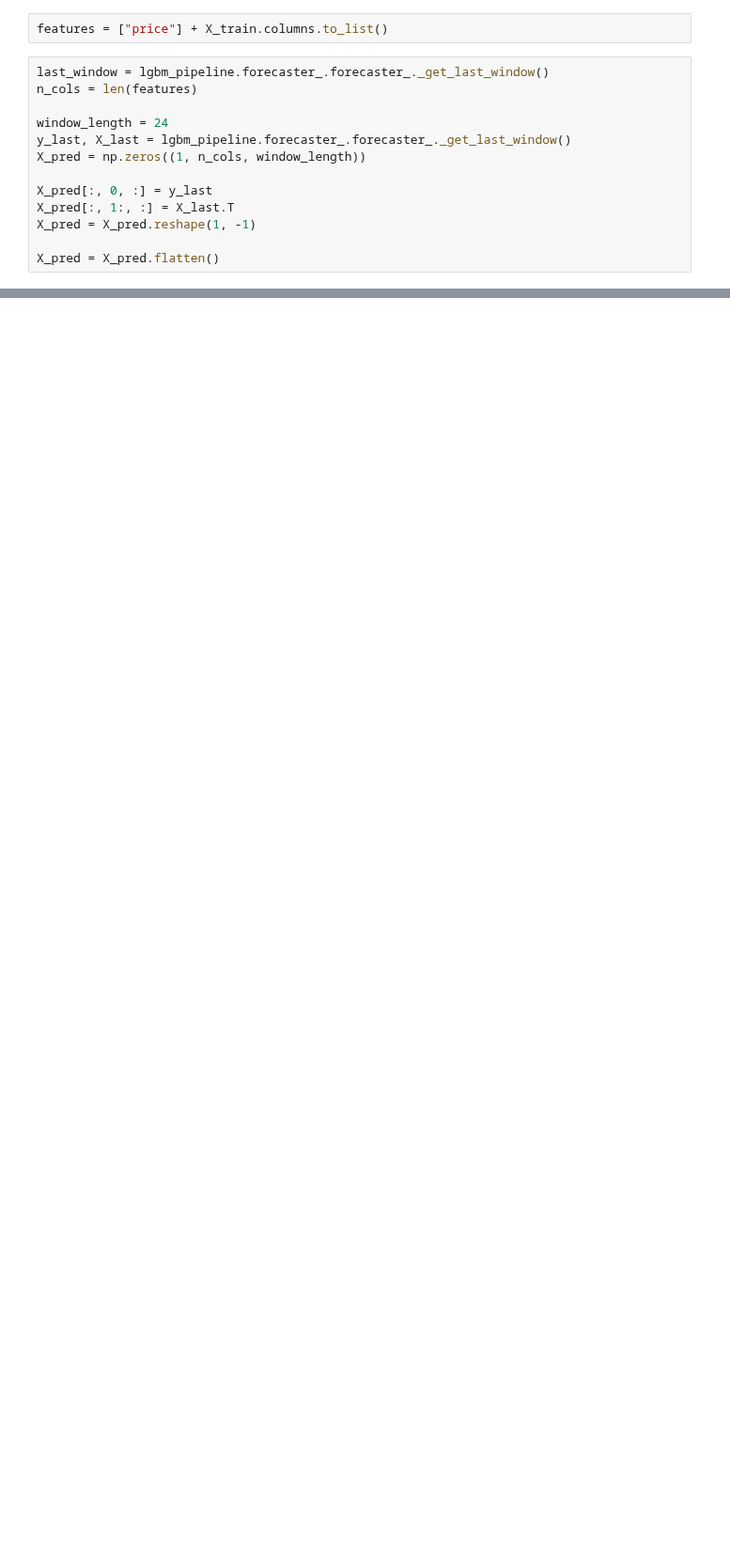
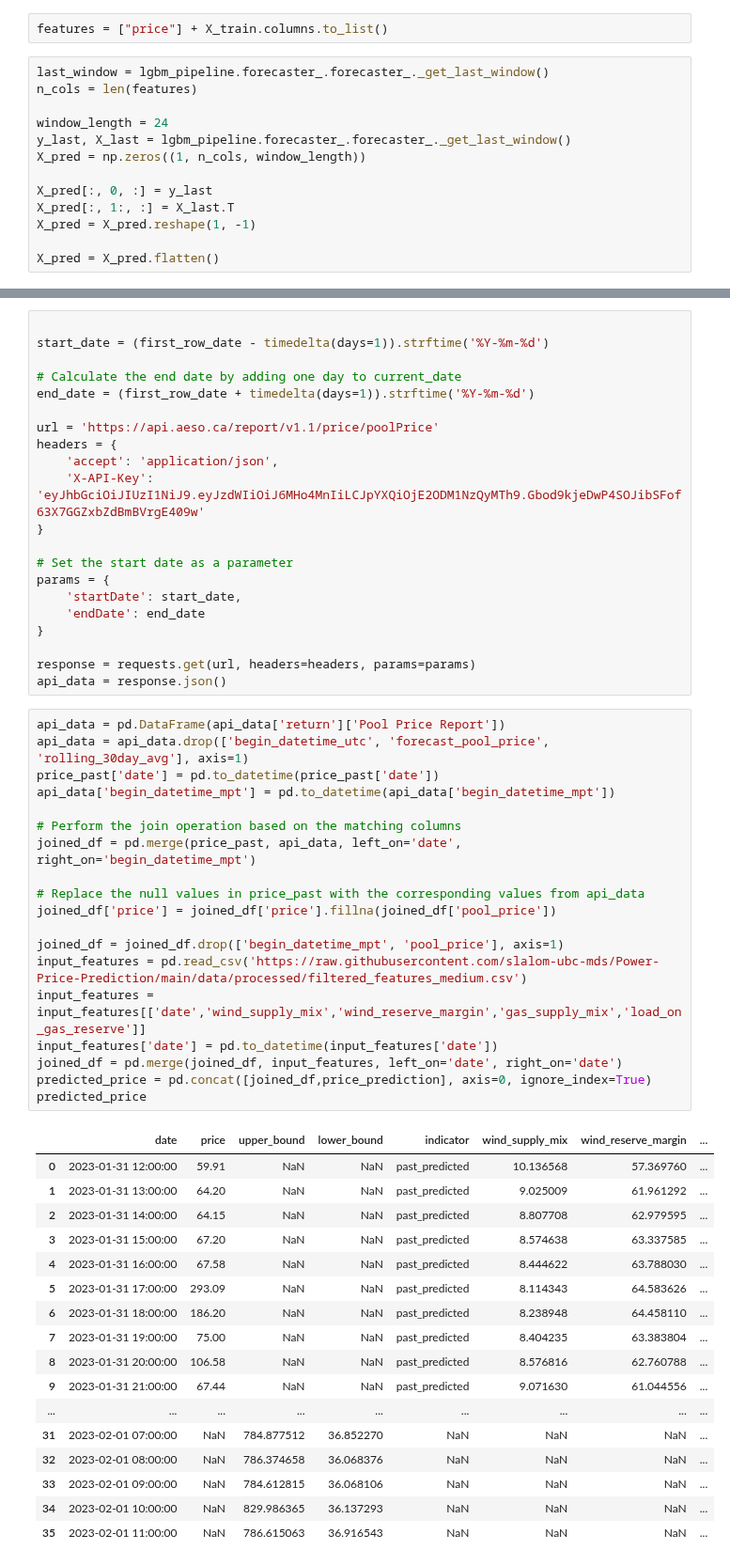
Before and after one commit to slalom-ubc-mds/Power-Price-Prediction, a Jupyter notebook: notebooks/train_pipeline/prediction_pipeline.ipynb, the cells around one changed output, grey strips where cells are left out. Shown at 94% size. Saved outputs shown, nothing was run; the diff lists cells and outputs as text; blank space fills up the shorter version.

```diff
--- a/notebooks/train_pipeline/prediction_pipeline.ipynb
+++ b/notebooks/train_pipeline/prediction_pipeline.ipynb
@@ -293,0 +413,58 @@ shap_df.head()
+# %%
+
+start_date = (first_row_date - timedelta(days=1)).strftime('%Y-%m-%d')
+
+# Calculate the end date by adding one day to current_date
+end_date = (first_row_date + timedelta(days=1)).strftime('%Y-%m-%d')
+
+url = 'https://api.aeso.ca/report/v1.1/price/poolPrice'
+headers = {
+    'accept': 'application/json',
+    'X-API-Key': 'eyJhbGciOiJIUzI1NiJ9.eyJzdWIiOiJ6MHo4MnIiLCJpYXQiOjE2ODM1NzQyMTh9.Gbod9kjeDwP4SOJibSFof63X7GGZxbZdBmBVrgE409w'
+}
+
+# Set the start date as a parameter
+params = {
+    'startDate': start_date,
+    'endDate': end_date
+}
+
+response = requests.get(url, headers=headers, params=params)
+api_data = response.json()
+# %%
+api_data = pd.DataFrame(api_data['return']['Pool Price Report'])
+api_data = api_data.drop(['begin_datetime_utc', 'forecast_pool_price', 'rolling_30day_avg'], axis=1)
+price_past['date'] = pd.to_datetime(price_past['date'])
+api_data['begin_datetime_mpt'] = pd.to_datetime(api_data['begin_datetime_mpt'])
+
+# Perform the join operation based on the matching columns
+joined_df = pd.merge(price_past, api_data, left_on='date', right_on='begin_datetime_mpt')
+
+# Replace the null values in price_past with the corresponding values from api_data
+joined_df['price'] = joined_df['price'].fillna(joined_df['pool_price'])
+
+joined_df = joined_df.drop(['begin_datetime_mpt', 'pool_price'], axis=1)
+input_features = pd.read_csv('https://raw.githubusercontent.com/slalom-ubc-mds/Power-Price-Prediction/main/data/processed/filtered_features_medium.csv')
+input_features = input_features[['date','wind_supply_mix','wind_reserve_margin','gas_supply_mix','load_on_gas_reserve']]
+input_features['date'] = pd.to_datetime(input_features['date'])
+joined_df = pd.merge(joined_df, input_features, left_on='date', right_on='date')
+predicted_price = pd.concat([joined_df,price_prediction], axis=0, ignore_index=True)
+predicted_price
+# %% [output]
+|  | date | price | upper_bound | lower_bound | indicator | wind_supply_mix | wind_reserve_margin | ... |
+| 0 | 2023-01-31 12:00:00 | 59.91 | NaN | NaN | past_predicted | 10.136568 | 57.369760 | ... |
+| 1 | 2023-01-31 13:00:00 | 64.20 | NaN | NaN | past_predicted | 9.025009 | 61.961292 | ... |
+| 2 | 2023-01-31 14:00:00 | 64.15 | NaN | NaN | past_predicted | 8.807708 | 62.979595 | ... |
+| 3 | 2023-01-31 15:00:00 | 67.20 | NaN | NaN | past_predicted | 8.574638 | 63.337585 | ... |
+| 4 | 2023-01-31 16:00:00 | 67.58 | NaN | NaN | past_predicted | 8.444622 | 63.788030 | ... |
+| 5 | 2023-01-31 17:00:00 | 293.09 | NaN | NaN | past_predicted | 8.114343 | 64.583626 | ... |
+| 6 | 2023-01-31 18:00:00 | 186.20 | NaN | NaN | past_predicted | 8.238948 | 64.458110 | ... |
+| 7 | 2023-01-31 19:00:00 | 75.00 | NaN | NaN | past_predicted | 8.404235 | 63.383804 | ... |
+| 8 | 2023-01-31 20:00:00 | 106.58 | NaN | NaN | past_predicted | 8.576816 | 62.760788 | ... |
+| 9 | 2023-01-31 21:00:00 | 67.44 | NaN | NaN | past_predicted | 9.071630 | 61.044556 | ... |
+| ... | ... | ... | ... | ... | ... | ... | ... | ... |
+| 31 | 2023-02-01 07:00:00 | NaN | 784.877512 | 36.852270 | NaN | NaN | NaN | ... |
+| 32 | 2023-02-01 08:00:00 | NaN | 786.374658 | 36.068376 | NaN | NaN | NaN | ... |
+| 33 | 2023-02-01 09:00:00 | NaN | 784.612815 | 36.068106 | NaN | NaN | NaN | ... |
+| 34 | 2023-02-01 10:00:00 | NaN | 829.986365 | 36.137293 | NaN | NaN | NaN | ... |
+| 35 | 2023-02-01 11:00:00 | NaN | 786.615063 | 36.916543 | NaN | NaN | NaN | ... |
```
Also changed, not shown: parts of 18 cells of this notebook, 2 other files.
